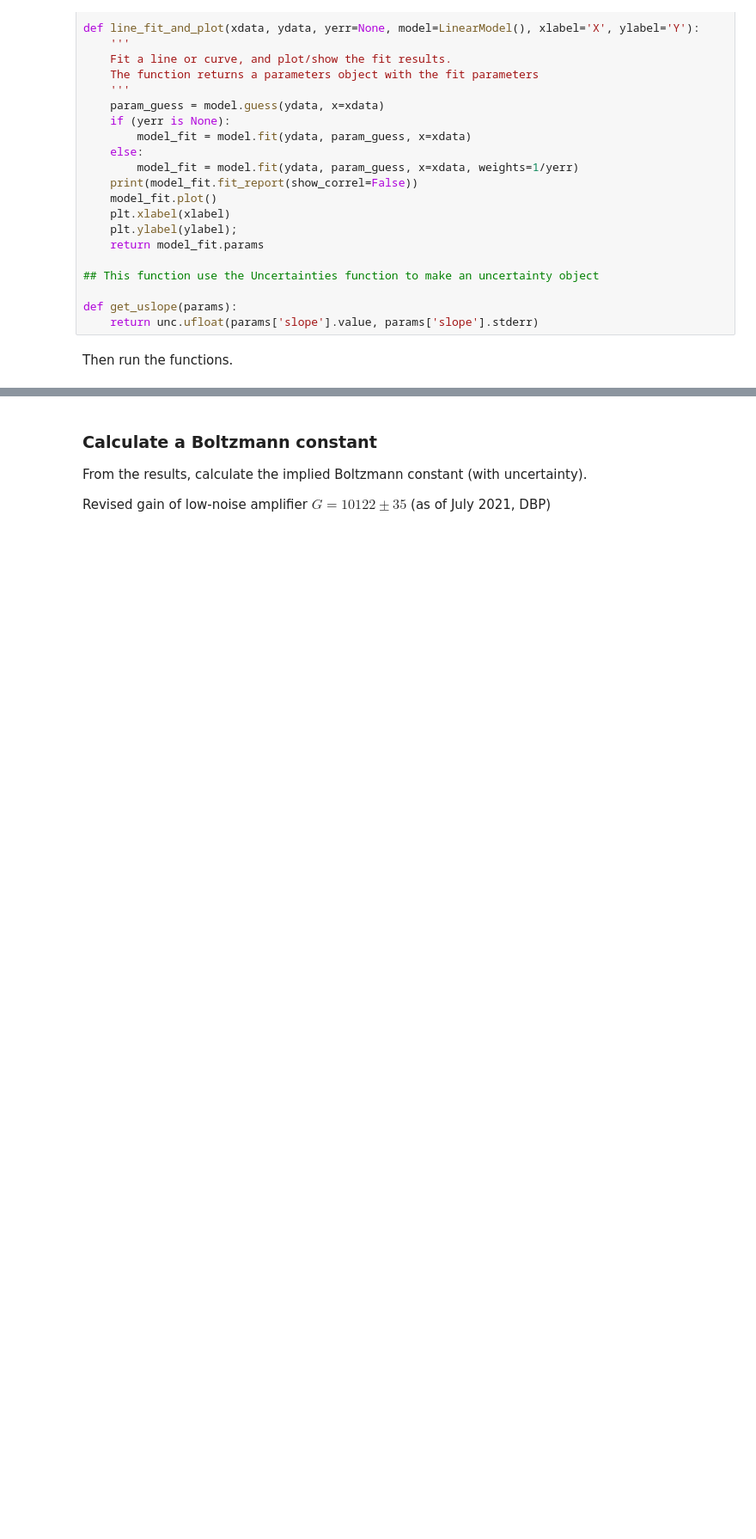
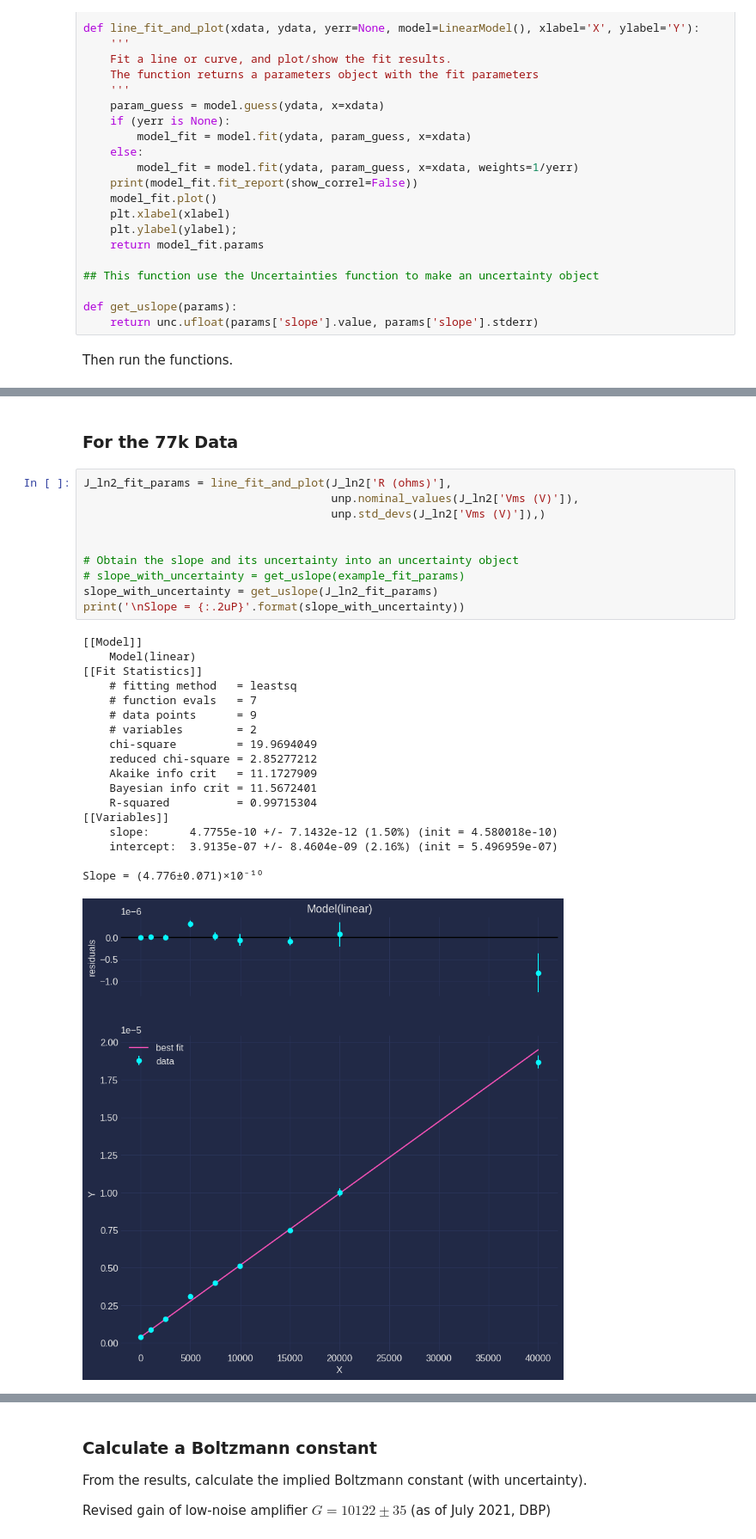
Before and after one commit to nattitanic/phys431, a Jupyter notebook: johnson-and-shot-noise-main/Noise Analysis (template, 2024).ipynb, the cells around one changed output, grey strips where cells are left out. Shown at 86% size. Saved outputs shown, nothing was run; the diff lists cells and outputs as text; blank space fills up the shorter version.

```diff
--- a/johnson-and-shot-noise-main/Noise Analysis (template, 2024).ipynb
+++ b/johnson-and-shot-noise-main/Noise Analysis (template, 2024).ipynb
@@ -292,0 +524,31 @@ print('\nSlope = {:.2uP}'.format(slope_with_uncertainty))
+# %% [markdown]
+### For the 77k Data
+# %%
+J_ln2_fit_params = line_fit_and_plot(J_ln2['R (ohms)'],
+                                     unp.nominal_values(J_ln2['Vms (V)']),
+                                     unp.std_devs(J_ln2['Vms (V)']),)
+
+
+# Obtain the slope and its uncertainty into an uncertainty object
+# slope_with_uncertainty = get_uslope(example_fit_params)
+slope_with_uncertainty = get_uslope(J_ln2_fit_params)
+print('\nSlope = {:.2uP}'.format(slope_with_uncertainty))
+# %% [output]
+[[Model]]
+    Model(linear)
+[[Fit Statistics]]
+    # fitting method   = leastsq
+    # function evals   = 7
+    # data points      = 9
+    # variables        = 2
+    chi-square         = 19.9694049
+    reduced chi-square = 2.85277212
+    Akaike info crit   = 11.1727909
+    Bayesian info crit = 11.5672401
+    R-squared          = 0.99715304
+[[Variables]]
+    slope:      4.7755e-10 +/- 7.1432e-12 (1.50%) (init = 4.580018e-10)
+    intercept:  3.9135e-07 +/- 8.4604e-09 (2.16%) (init = 5.496959e-07)
+
+Slope = (4.776±0.071)×10⁻¹⁰
+[figure, added]
```
Also changed, not shown: parts of 68 cells of this notebook, 57 other files.
